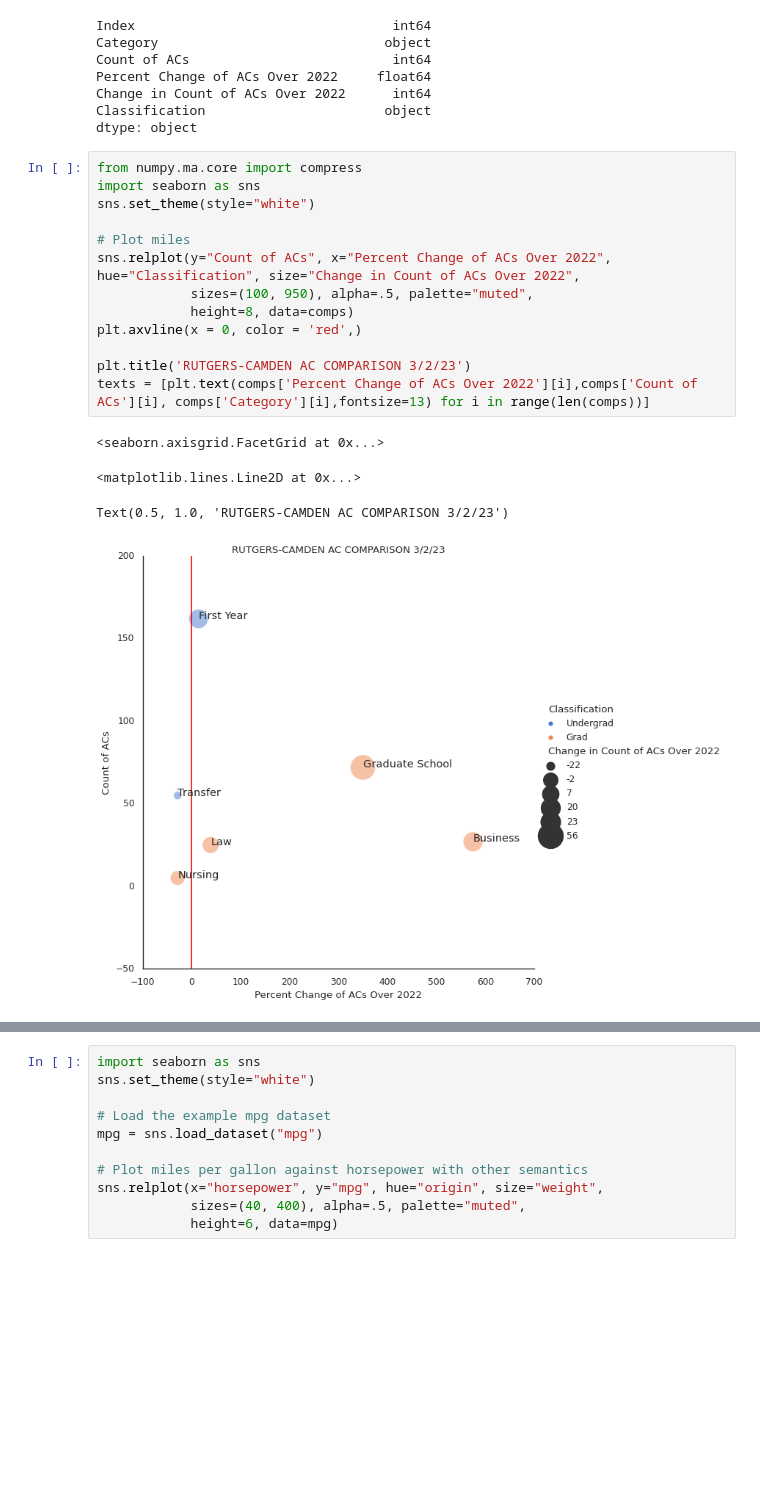
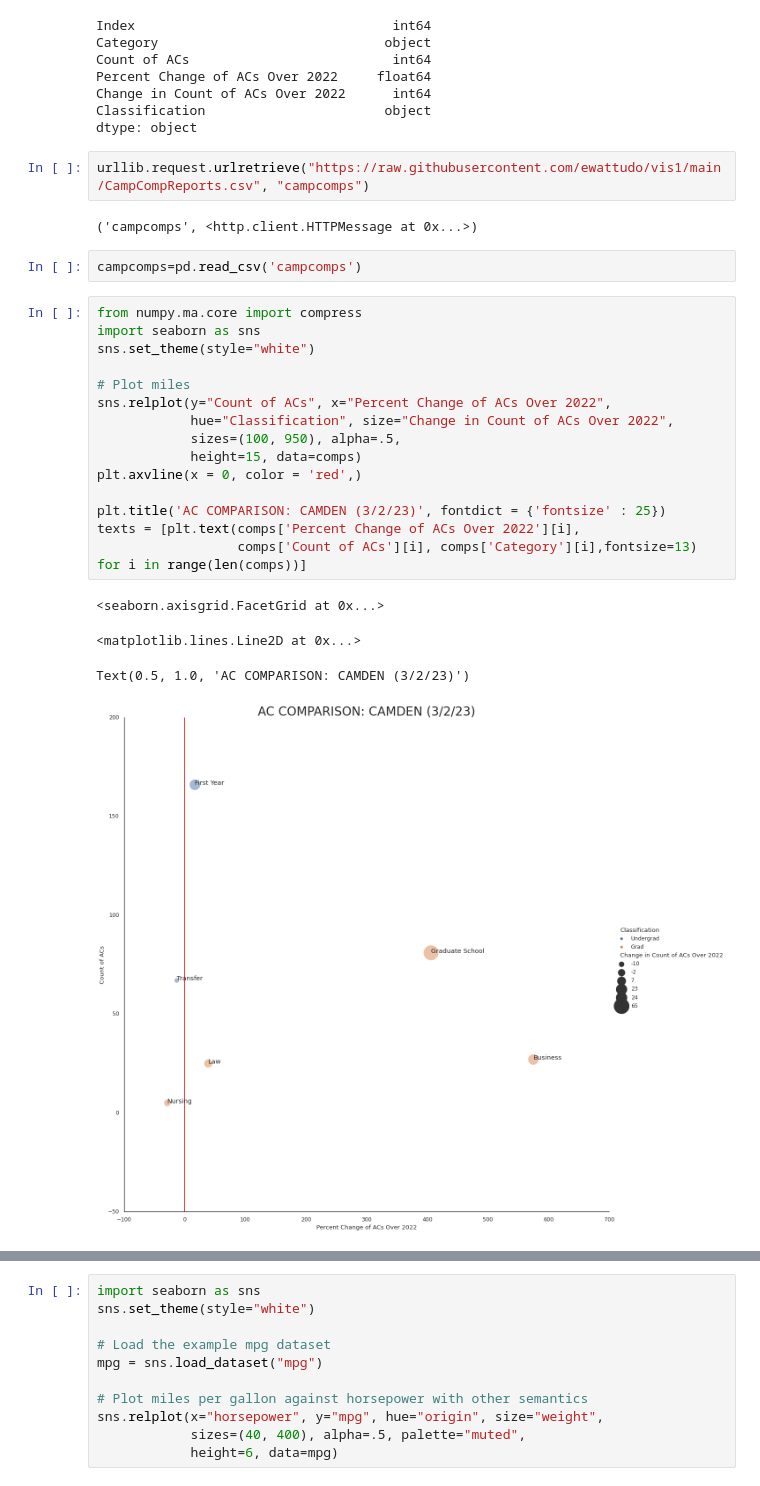
Before and after one commit to theaok/vis-sp23-ewattudo, a Jupyter notebook: PS4.ipynb, the cells around one changed output, grey strips where cells are left out. Cells and saved outputs as stored; diff of their text form; blank space fills up the shorter version.

Commit message:
Added campus comparisons and worked on the titles a bit.

```diff
--- a/PS4.ipynb
+++ b/PS4.ipynb
@@ -82,21 +105,30 @@ Percent Change of ACs Over 2022     float64
 Change in Count of ACs Over 2022      int64
 Classification                       object
 dtype: object
+# %%
+urllib.request.urlretrieve("https://raw.githubusercontent.com/ewattudo/vis1/main/CampCompReports.csv", "campcomps")
+# %% [output]
+('campcomps', <http.client.HTTPMessage at 0x...>)
+# %%
+campcomps=pd.read_csv('campcomps')
 # %%
 from numpy.ma.core import compress
 import seaborn as sns
 sns.set_theme(style="white")
 
 # Plot miles
-sns.relplot(y="Count of ACs", x="Percent Change of ACs Over 2022", hue="Classification", size="Change in Count of ACs Over 2022",
-            sizes=(100, 950), alpha=.5, palette="muted",
-            height=8, data=comps)
+sns.relplot(y="Count of ACs", x="Percent Change of ACs Over 2022",
+            hue="Classification", size="Change in Count of ACs Over 2022",
+            sizes=(100, 950), alpha=.5,
+            height=15, data=comps)
 plt.axvline(x = 0, color = 'red',)
 
-plt.title('RUTGERS-CAMDEN AC COMPARISON 3/2/23')
-texts = [plt.text(comps['Percent Change of ACs Over 2022'][i],comps['Count of ACs'][i], comps['Category'][i],fontsize=13) for i in range(len(comps))]
+plt.title('AC COMPARISON: CAMDEN (3/2/23)', fontdict = {'fontsize' : 25})
+texts = [plt.text(comps['Percent Change of ACs Over 2022'][i],
+                  comps['Count of ACs'][i], comps['Category'][i],fontsize=13)
+for i in range(len(comps))]
 # %% [output]
 <seaborn.axisgrid.FacetGrid at 0x...>
 <matplotlib.lines.Line2D at 0x...>
-Text(0.5, 1.0, 'RUTGERS-CAMDEN AC COMPARISON 3/2/23')
+Text(0.5, 1.0, 'AC COMPARISON: CAMDEN (3/2/23)')
-[figure, old version]
+[figure, new version]
```
Also changed, not shown: parts of 6 cells of this notebook.
